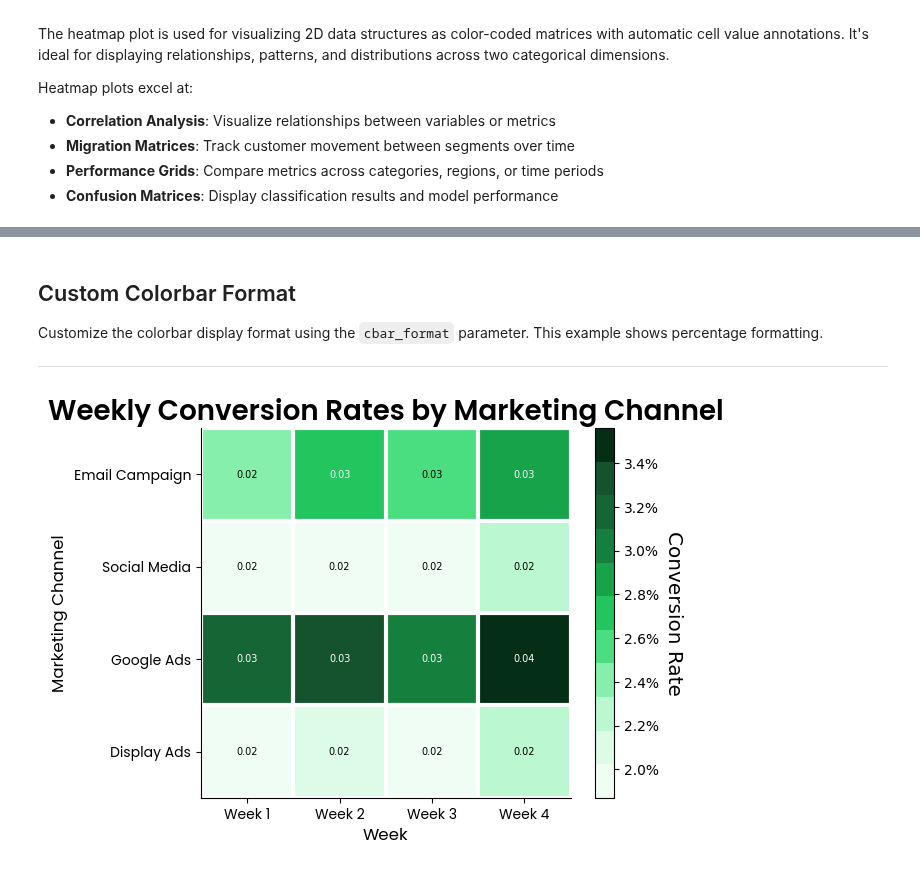
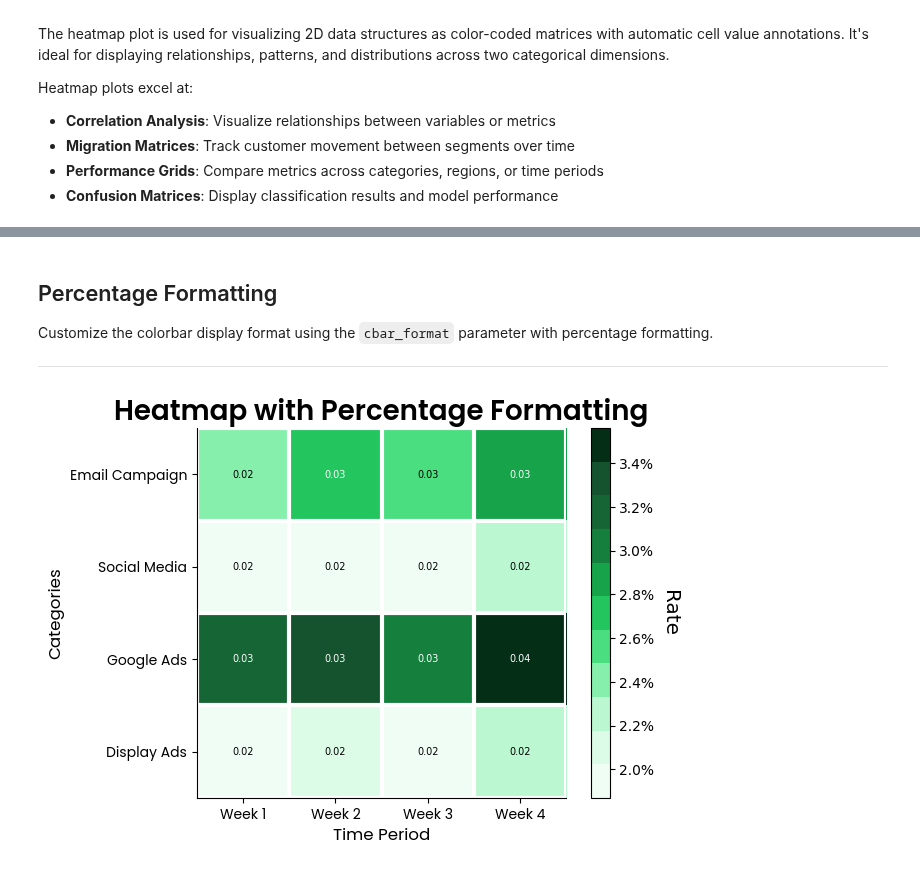
Before and after one commit to Data-Simply/pyretailscience, a Jupyter notebook: docs/gallery/plots/heatmap.ipynb, the cells around one changed output, grey strips where cells are left out. Cells and saved outputs as stored; diff of their text form; code cells hidden in the pictures.

```diff
--- a/docs/gallery/plots/heatmap.ipynb
+++ b/docs/gallery/plots/heatmap.ipynb
@@ -76,31 +46,31 @@ plt.show()
 # %% [markdown]
-## Custom Colorbar Format
+## Percentage Formatting
 
-Customize the colorbar display format using the `cbar_format` parameter. This example shows percentage formatting.
+Customize the colorbar display format using the `cbar_format` parameter with percentage formatting.
 
 ---
 # %%
-# Create sample conversion rate data across channels and time periods
+# Create sample data with percentage values
 # fmt: off
-conversion_rates = pd.DataFrame(
+percentage_data = pd.DataFrame(
     {
         "Week 1": [0.0245, 0.0189, 0.0312, 0.0198],
         "Week 2": [0.0278, 0.0201, 0.0334, 0.0215],
         "Week 3": [0.0256, 0.0195, 0.0298, 0.0187],
         "Week 4": [0.0289, 0.0223, 0.0356, 0.0231],
     },
     index=["Email Campaign", "Social Media", "Google Ads", "Display Ads"],
 )
 # fmt: on
 
 ax = heatmap.plot(
-    conversion_rates,
-    cbar_label="Conversion Rate",
+    percentage_data,
+    cbar_label="Rate",
     cbar_format="{x:.1%}",  # Format as percentage with 1 decimal place
-    title="Weekly Conversion Rates by Marketing Channel",
-    x_label="Week",
-    y_label="Marketing Channel",
+    title="Heatmap with Percentage Formatting",
+    x_label="Time Period",
+    y_label="Categories",
 )
 plt.show()
 # %% [output]
-[figure, old version]
+[figure, new version]
```
Also changed, not shown: parts of 9 cells of this notebook.
